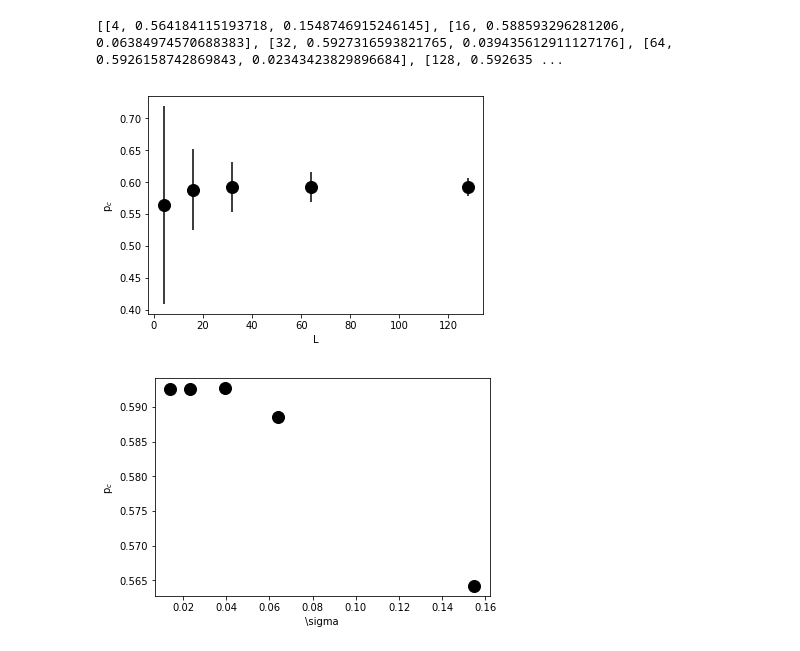
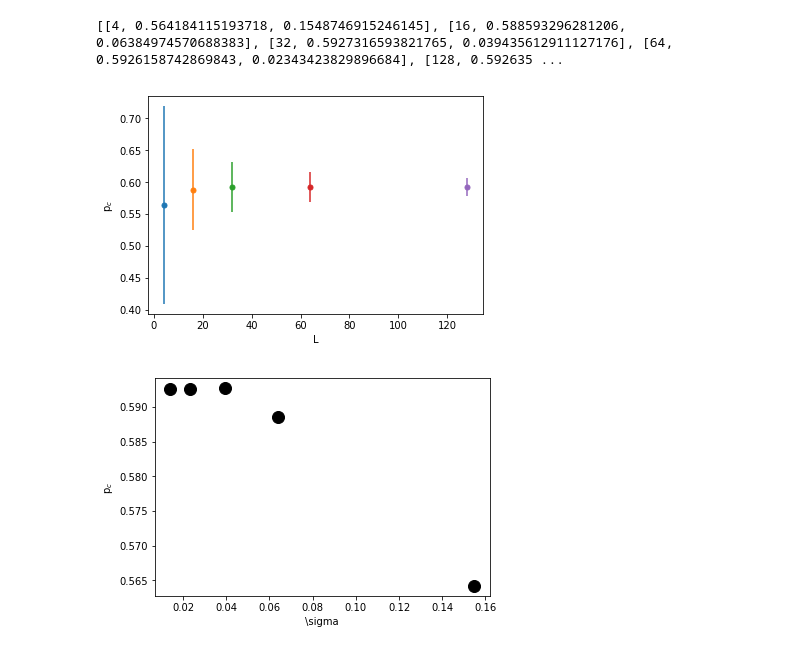
Before and after one commit to Luciousboy/computacional, a Jupyter notebook: graficador.ipynb, the cells around one changed output. Drawn from its saved outputs; the diff is of its cells as text; code cells hidden in the pictures.

```diff
--- a/graficador.ipynb
+++ b/graficador.ipynb
@@ -66,20 +66,20 @@ print(pc_L)
 # %%
 #grafiquemos
 name='pcvsL'
 plt.figure()
 for i in range(0,len(pc_L)):
-    plt.plot(pc_L[i][0],pc_L[i][1],'ko', markersize=12)
-    plt.errorbar(pc_L[i][0],pc_L[i][1],pc_L[i][2],ecolor='k')
+    plt.scatter(pc_L[i][0],pc_L[i][1],s=25,label="L="+l)
+    plt.errorbar(pc_L[i][0],pc_L[i][1],pc_L[i][2])
 
 plt.xlabel('L')
 plt.ylabel('p$_{{c}}$')
 #plt.legend()
 #plt.title(name)
 
 plt.savefig(name+'_grafico.png')
 plt.show()
 # %% [output]
-[figure, old version]
+[figure, new version]
 # %%
 #grafiquemos
 name='pcssigma'
```
Also changed, not shown: parts of 1 cell of this notebook, 3 other files.
